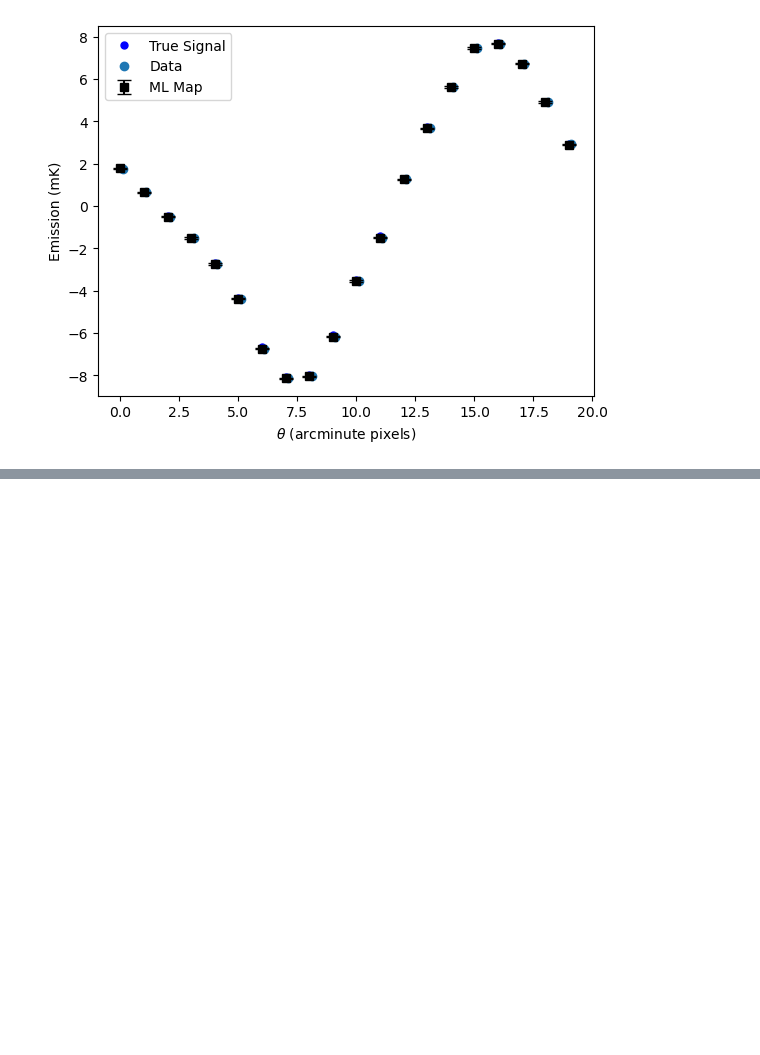
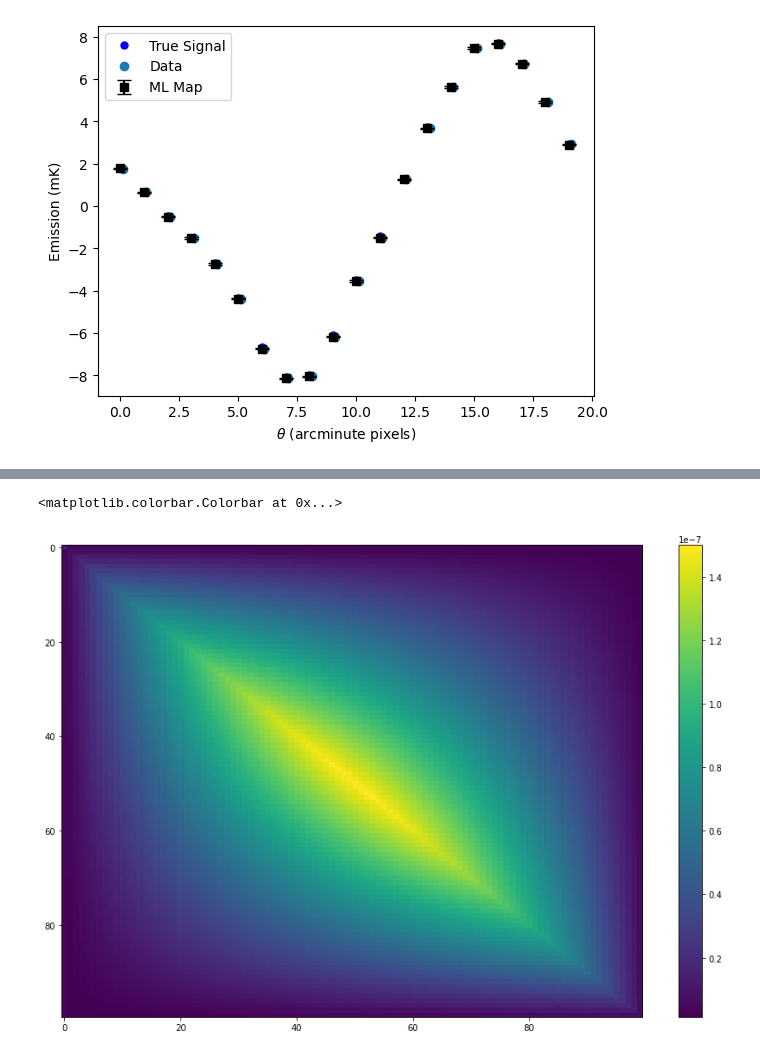
Before and after one commit to dodelson/SPT, a Jupyter notebook: Naess.ipynb, the cells around one changed output, grey strips where cells are left out. Drawn from its saved outputs; the diff is of its cells as text; code cells hidden in the pictures; blank space fills up the shorter version.

```diff
--- a/Naess.ipynb
+++ b/Naess.ipynb
@@ -882,0 +1053,12 @@ If we assume that the 100 samples above are 1 second and it covers 20 pixels, th
+# %%
+ematrix=np.linalg.inv(Pw.T.dot(F).dot(Pw))
+fig, ax = plt.subplots(figsize=(15, 10))  # Width=15, Height=10 (adjust as needed)
+
+# Display the matrix as an image
+im = ax.imshow(ematrix, aspect='auto', cmap='viridis', interpolation='nearest')
+
+# Add colorbar
+plt.colorbar(im)
+# %% [output]
+<matplotlib.colorbar.Colorbar at 0x...>
+[figure, added]
```
Also changed, not shown: parts of 10 cells of this notebook.
